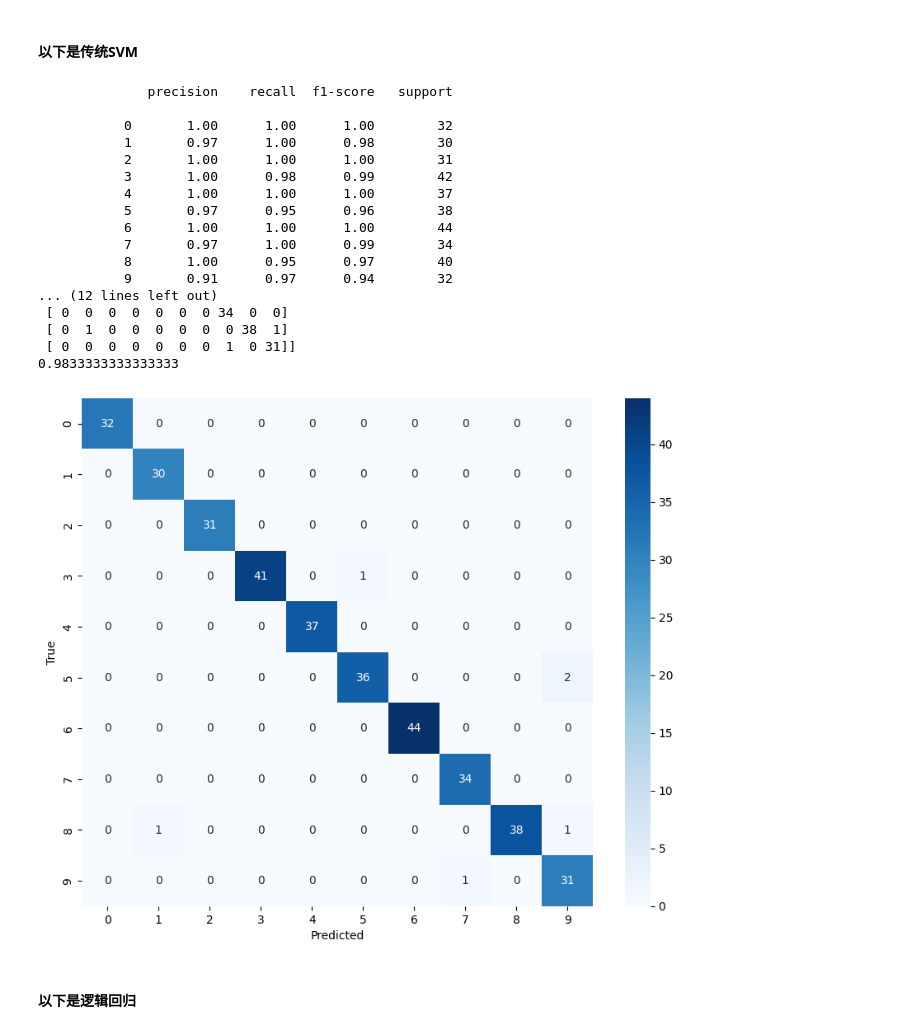
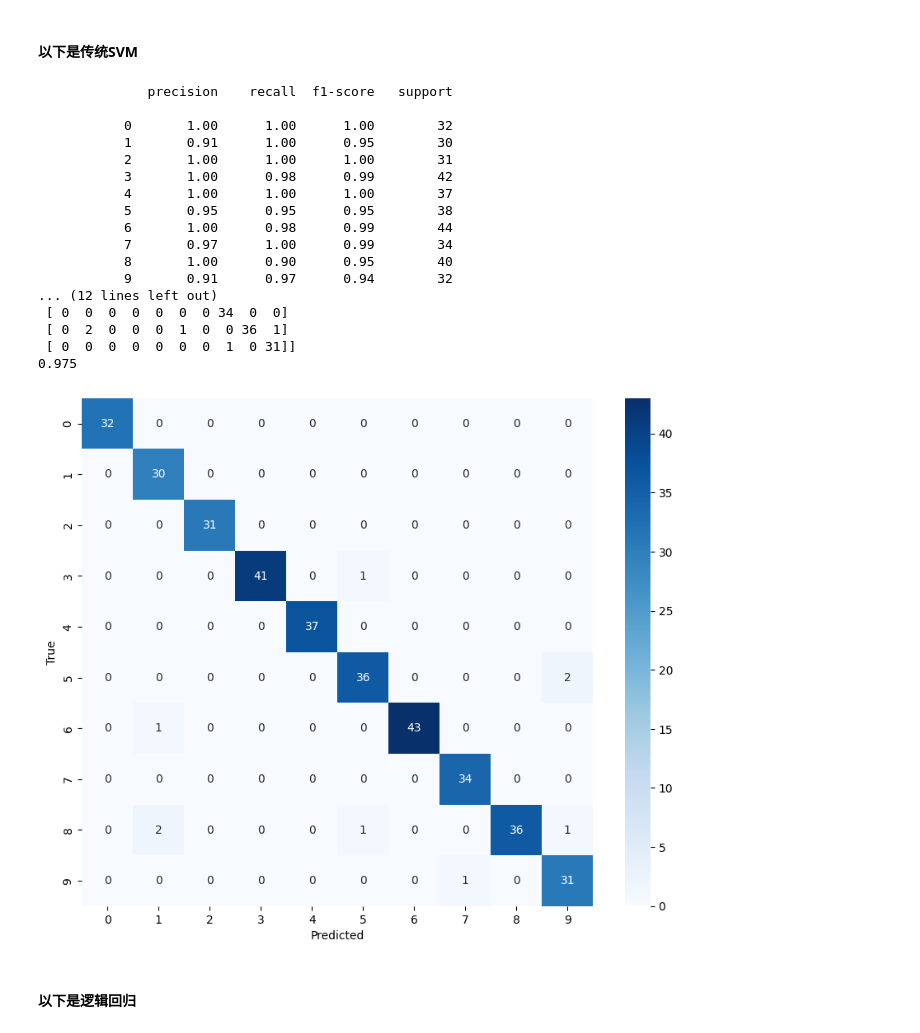
Before and after one commit to Rinne230/Data-Instructions-2023, a Jupyter notebook: optdigits.ipynb, the cells around one changed output. Cells and saved outputs as stored; diff of their text form; code cells hidden in the pictures.

```diff
--- a/optdigits.ipynb
+++ b/optdigits.ipynb
@@ -57,32 +57,32 @@ drawCM.ConfusionMatrixPlotter(metrics.confusion_matrix(true_result1, pred_result
 #### 以下是传统SVM
 # %%
 from sklearn import svm
-svc = svm.SVC(kernel='rbf', C=39).fit(x_train, y_train)
+svc = svm.SVC(kernel='linear', C=39).fit(x_train, y_train)
 breast_cancer_test_pred_svm = svc.predict(x_test)
 print(metrics.classification_report(y_test, breast_cancer_test_pred_svm))
 print(metrics.confusion_matrix(y_test, breast_cancer_test_pred_svm))
 print(metrics.accuracy_score(y_test, breast_cancer_test_pred_svm))
 from models import drawCM
 drawCM.ConfusionMatrixPlotter(metrics.confusion_matrix(y_test, breast_cancer_test_pred_svm)).plot()
 # %% [output]
               precision    recall  f1-score   support
 
            0       1.00      1.00      1.00        32
-           1       0.97      1.00      0.98        30
+           1       0.91      1.00      0.95        30
            2       1.00      1.00      1.00        31
            3       1.00      0.98      0.99        42
            4       1.00      1.00      1.00        37
-           5       0.97      0.95      0.96        38
-           6       1.00      1.00      1.00        44
+           5       0.95      0.95      0.95        38
+           6       1.00      0.98      0.99        44
            7       0.97      1.00      0.99        34
-           8       1.00      0.95      0.97        40
+           8       1.00      0.90      0.95        40
            9       0.91      0.97      0.94        32
 ... (12 lines left out)
  [ 0  0  0  0  0  0  0 34  0  0]
- [ 0  1  0  0  0  0  0  0 38  1]
+ [ 0  2  0  0  0  1  0  0 36  1]
  [ 0  0  0  0  0  0  0  1  0 31]]
-0.9833333333333333
+0.975
-[figure, old version]
+[figure, new version]
 # %% [markdown]
 #### 以下是逻辑回归
 # %%
```
Also changed, not shown: 17 other files.
